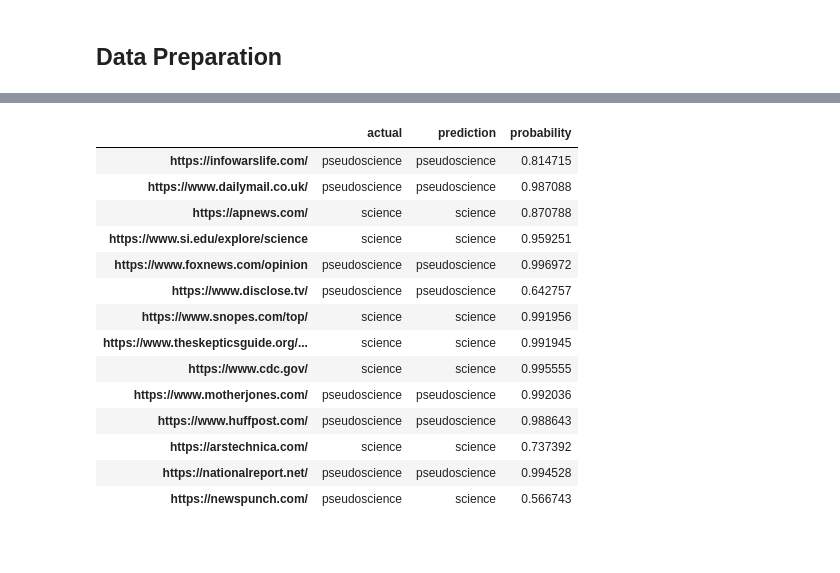
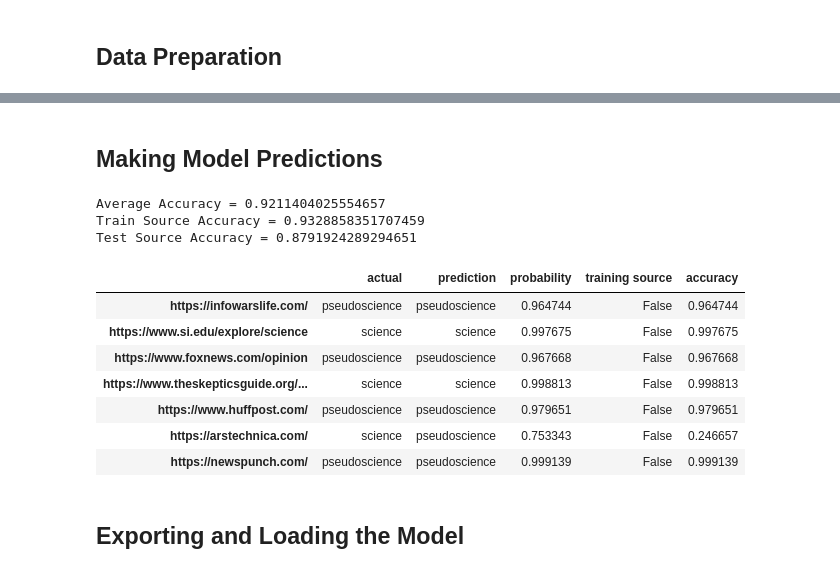
Before and after one commit to sbavery/pseudometer, a Jupyter notebook: nbs/01_data.ipynb, the cells around one changed output, grey strips where cells are left out. Cells and saved outputs as stored; diff of their text form; code cells hidden in the pictures; blank space fills up the shorter version.

```diff
--- a/nbs/01_data.ipynb
+++ b/nbs/01_data.ipynb
@@ -401,52 +413,65 @@ learn.show_results()
+# %% [markdown]
+## Making Model Predictions
 # %%
-test_sources = {'https://infowarslife.com/':'pseudoscience',
-'https://www.dailymail.co.uk/':'pseudoscience',
-'https://apnews.com/':'science',
+test_sources = {
+'https://infowarslife.com/':'pseudoscience',
 'https://www.si.edu/explore/science':'science',
 'https://www.foxnews.com/opinion':'pseudoscience',
-'https://www.disclose.tv/':'pseudoscience',
-'https://www.snopes.com/top/':'science',
 'https://www.theskepticsguide.org/about':'science',
-'https://www.cdc.gov/':'science',
-'https://www.motherjones.com/':'pseudoscience',
 'https://www.huffpost.com/':'pseudoscience',
 'https://arstechnica.com/':'science',
-'https://nationalreport.net/':'pseudoscience',
 'https://newspunch.com/':'pseudoscience'}
+
+pseudo_train_sources = dict([(source,'pseudoscience') for source in pseudo_sources])
+science_train_sources = dict([(source,'science') for source in science_sources])
+test_sources.update(pseudo_train_sources)
+test_sources.update(science_train_sources)
+sources = test_sources
 # %%
 d_pred = {}
 
-for source in test_sources:
+for source in sources:
+    train_source = False
     page = get_page_all(source, k, max_words, ignore_text, ignore_common)
     length = len(page.cleaned_text)
     if  length < min_words:
         print("ERROR:",source,length,"words")
     else:
         common_words = ' '.join([count[0] for count in page.most_common_words])
         text = ' '.join(page.cleaned_text)
         with learn.no_bar(), learn.no_logging():
             prediction = learn.predict(text)
         if prediction[0] == "science":
             p = prediction[2][1].item()
         else:
             p = prediction[2][0].item()
-        d_pred[source] = [test_sources[source], prediction[0], p]
 
-df = pd.DataFrame.from_dict(d_pred, orient='index', columns=['actual', 'prediction', 'probability'])
-df
+        if source in d_all.keys(): train_source = True
+        if sources[source] == prediction[0]:
+            accuracy = p
+        else:
+            accuracy = 1-p
+        d_pred[source] = [sources[source], prediction[0], p, train_source, accuracy]
+
+df = pd.DataFrame.from_dict(d_pred, orient='index', columns=['actual', 'prediction', 'probability', 'training source', 'accuracy'])
+
+avg_accuracy = df['accuracy'].mean()
+train_accuracy = df.loc[df['training source'] == True, 'accuracy'].mean()
+test_accuracy = df.loc[df['training source'] == False, 'accuracy'].mean()
+
+print("Average Accuracy =",avg_accuracy)
+print("Train Source Accuracy =",train_accuracy)
+print("Test Source Accuracy =",test_accuracy)
+df.loc[df['training source'] == False]
 # %% [output]
+Average Accuracy = 0.9211404025554657
+Train Source Accuracy = 0.9328858351707459
+Test Source Accuracy = 0.8791924289294651
-|  | actual | prediction | probability |
-| https://infowarslife.com/ | pseudoscience | pseudoscience | 0.814715 |
-| https://www.dailymail.co.uk/ | pseudoscience | pseudoscience | 0.987088 |
-| https://apnews.com/ | science | science | 0.870788 |
-| https://www.si.edu/explore/science | science | science | 0.959251 |
-| https://www.foxnews.com/opinion | pseudoscience | pseudoscience | 0.996972 |
-| https://www.disclose.tv/ | pseudoscience | pseudoscience | 0.642757 |
-| https://www.snopes.com/top/ | science | science | 0.991956 |
-| https://www.theskepticsguide.org/... | science | science | 0.991945 |
-| https://www.cdc.gov/ | science | science | 0.995555 |
-| https://www.motherjones.com/ | pseudoscience | pseudoscience | 0.992036 |
-| https://www.huffpost.com/ | pseudoscience | pseudoscience | 0.988643 |
-| https://arstechnica.com/ | science | science | 0.737392 |
-| https://nationalreport.net/ | pseudoscience | pseudoscience | 0.994528 |
-| https://newspunch.com/ | pseudoscience | science | 0.566743 |
+|  | actual | prediction | probability | training source | accuracy |
+| https://infowarslife.com/ | pseudoscience | pseudoscience | 0.964744 | False | 0.964744 |
+| https://www.si.edu/explore/science | science | science | 0.997675 | False | 0.997675 |
+| https://www.foxnews.com/opinion | pseudoscience | pseudoscience | 0.967668 | False | 0.967668 |
+| https://www.theskepticsguide.org/... | science | science | 0.998813 | False | 0.998813 |
+| https://www.huffpost.com/ | pseudoscience | pseudoscience | 0.979651 | False | 0.979651 |
+| https://arstechnica.com/ | science | pseudoscience | 0.753343 | False | 0.246657 |
+| https://newspunch.com/ | pseudoscience | pseudoscience | 0.999139 | False | 0.999139 |
@@ -454,0 +478,2 @@ df
+# %% [markdown]
+## Exporting and Loading the Model
```
Also changed, not shown: parts of 21 cells of this notebook, 8 other files.
